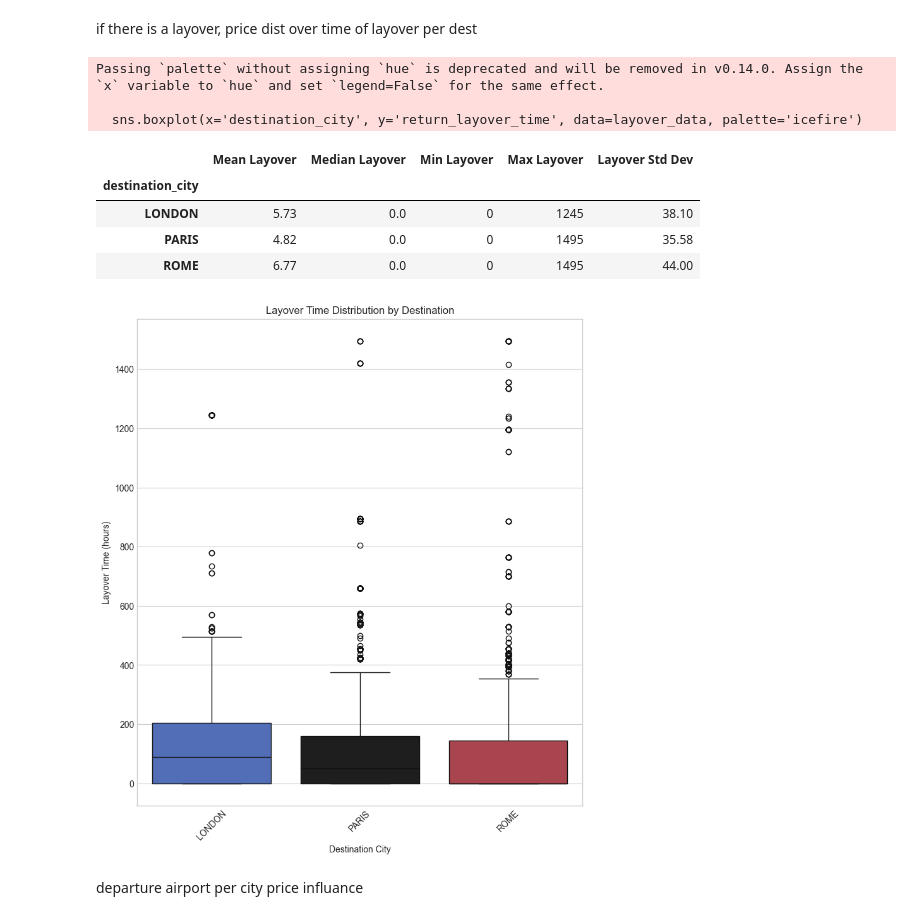
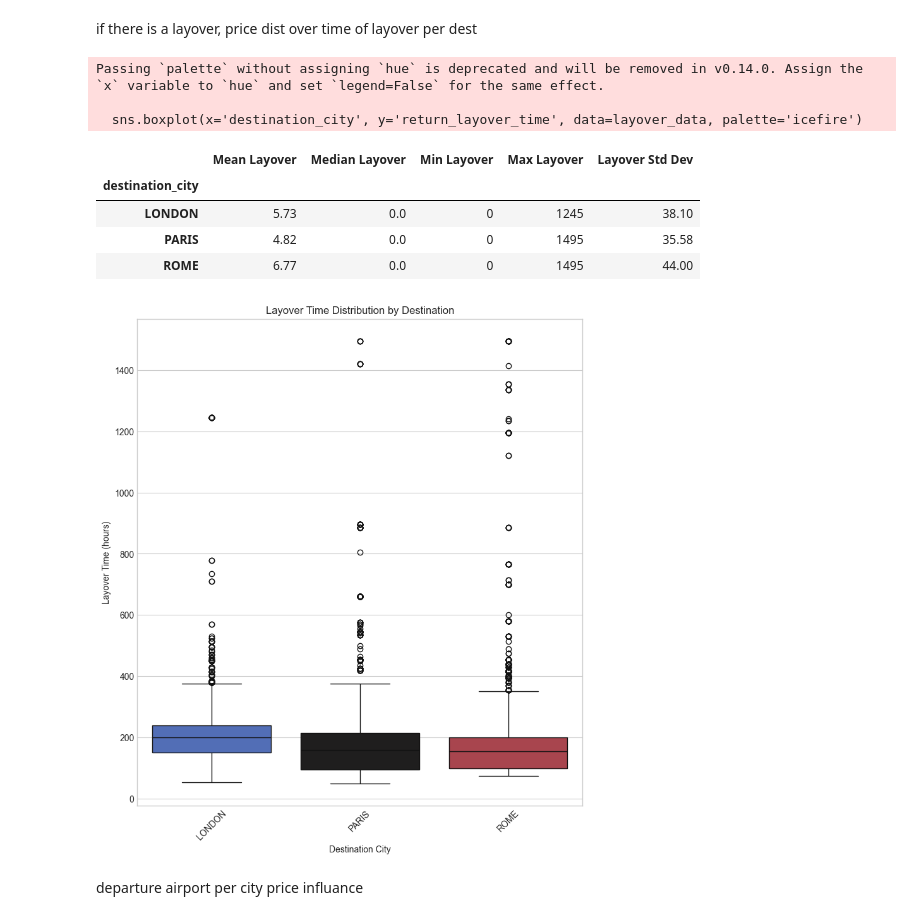
Before and after one commit to Shlezman/DS-Scarping, a Jupyter notebook: project.ipynb, the cells around one changed output. Drawn from its saved outputs; the diff is of its cells as text; code cells hidden in the pictures.

```diff
--- a/project.ipynb
+++ b/project.ipynb
@@ -517,35 +567,36 @@ Passing `palette` without assigning `hue` is deprecated and will be removed in v
 if there is a layover, price dist over time of layover per dest
 # %%
 layover_data = data[data['layover']== True]
+layover_data = layover_data[layover_data['return_layover_time'] > 0]
 plt.figure(figsize=(20, 10))
 
 plt.subplot(1, 2, 1)
 sns.boxplot(x='destination_city', y='return_layover_time', data=layover_data, palette='icefire')
 plt.title('Layover Time Distribution by Destination')
 plt.xlabel('Destination City')
 plt.ylabel('Layover Time (hours)')
 plt.xticks(rotation=45)
 
 
 
 # Calculate summary statistics
 data.groupby('destination_city')['return_layover_time'].agg([
     ('Mean Layover', 'mean'),
     ('Median Layover', 'median'),
     ('Min Layover', 'min'),
     ('Max Layover', 'max'),
     ('Layover Std Dev', 'std')
 ]).round(2)
 # %% [output]
 Passing `palette` without assigning `hue` is deprecated and will be removed in v0.14.0. Assign the `x` variable to `hue` and set `legend=False` for the same effect.
 
   sns.boxplot(x='destination_city', y='return_layover_time', data=layover_data, palette='icefire')
 |  | Mean Layover | Median Layover | Min Layover | Max Layover | Layover Std Dev |
 | destination_city |  |  |  |  |  |
 | LONDON | 5.73 | 0.0 | 0 | 1245 | 38.10 |
 | PARIS | 4.82 | 0.0 | 0 | 1495 | 35.58 |
 | ROME | 6.77 | 0.0 | 0 | 1495 | 44.00 |
-[figure, old version]
+[figure, new version]
 # %% [markdown]
 departure airport per city price influance
 # %%
```
Also changed, not shown: parts of 51 cells of this notebook.
